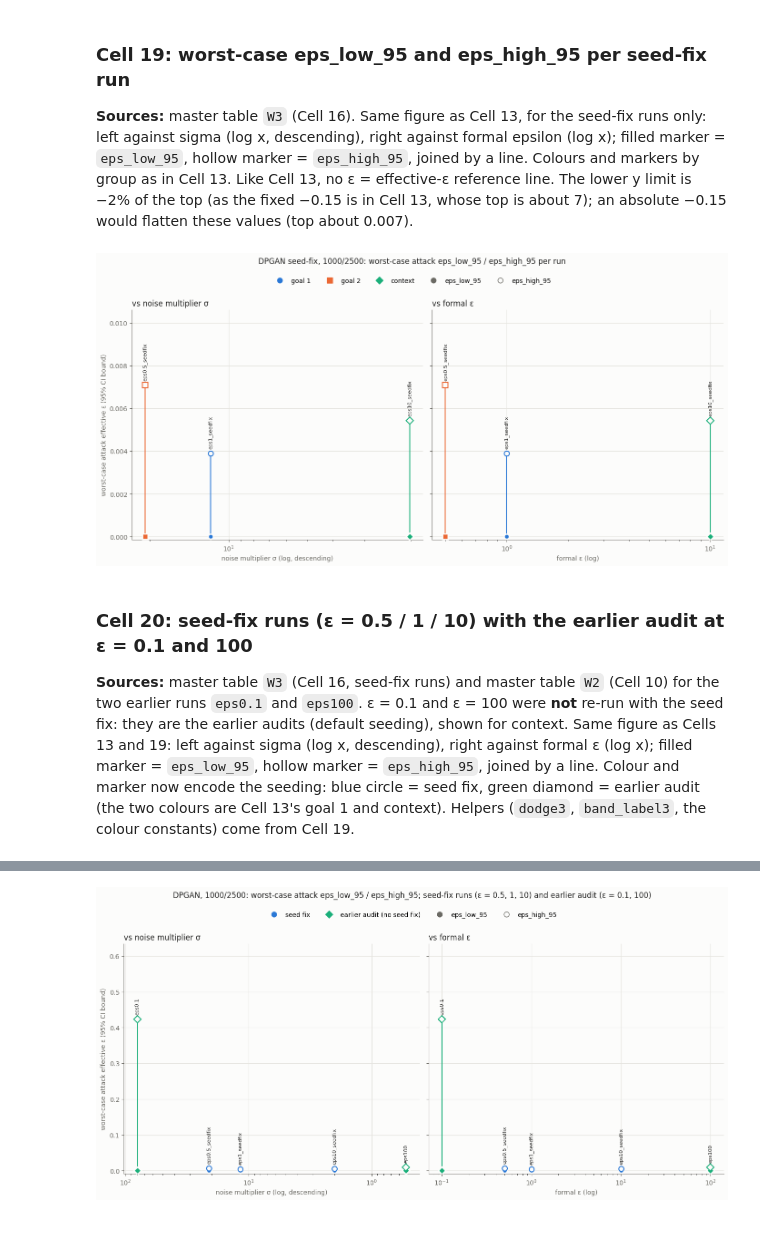
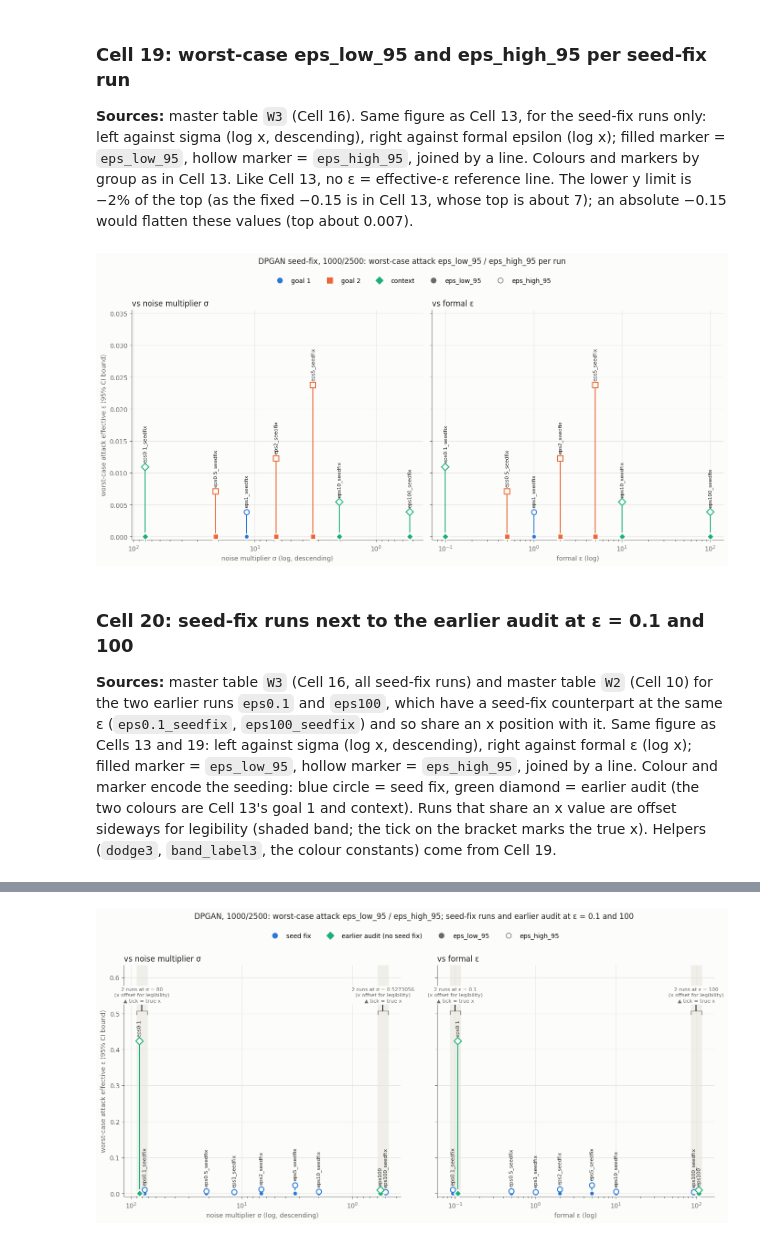
Before and after one commit to oliviapeng26/priv-sdg, a Jupyter notebook: benchmark_tapas/diagnostics/dpgan_threshold_audit.ipynb, the cells around one changed output, grey strips where cells are left out. Drawn from its saved outputs; the diff is of its cells as text; code cells hidden in the pictures.

Commit message:
feat: add seed-fix runs at eps 0.1, 2, 5, 100 to the DPGAN audit notebook

```diff
--- a/benchmark_tapas/diagnostics/dpgan_threshold_audit.ipynb
+++ b/benchmark_tapas/diagnostics/dpgan_threshold_audit.ipynb
@@ -688,9 +688,13 @@ Sigma as in Cell 8: `noise_multipliers.csv` (`sigma_audit`) where it has the run
 # %%
 # run label -> (group, formal epsilon, raw-score CSV, results folder, old run at the same epsilon), relative to RES
 RUNS3 = {
-    "eps0.5_seedfix": ("goal 2",  0.5,  "eps_sweep/dpgan/raw_scores_dpgan_eps0.5_seedfix.csv", "eps_sweep/dpgan/eps0.5_seedfix", "eps0.5"),
-    "eps1_seedfix":   ("goal 1",  1.0,  "eps_sweep/dpgan/raw_scores_dpgan_eps1_seedfix.csv",   "eps_sweep/dpgan/eps1_seedfix",   "eps1"),
-    "eps10_seedfix":  ("context", 10.0, "eps_sweep/dpgan/raw_scores_dpgan_eps10_seedfix.csv",  "eps_sweep/dpgan/eps10_seedfix",  "eps10"),
+    "eps0.1_seedfix": ("context", 0.1,   "eps_sweep/dpgan/raw_scores_dpgan_eps0.1_seedfix.csv", "eps_sweep/dpgan/eps0.1_seedfix", "eps0.1"),
+    "eps0.5_seedfix": ("goal 2",  0.5,   "eps_sweep/dpgan/raw_scores_dpgan_eps0.5_seedfix.csv", "eps_sweep/dpgan/eps0.5_seedfix", "eps0.5"),
+    "eps1_seedfix":   ("goal 1",  1.0,   "eps_sweep/dpgan/raw_scores_dpgan_eps1_seedfix.csv",   "eps_sweep/dpgan/eps1_seedfix",   "eps1"),
+    "eps2_seedfix":   ("goal 2",  2.0,   "eps_sweep/dpgan/raw_scores_dpgan_eps2_seedfix.csv",   "eps_sweep/dpgan/eps2_seedfix",   "eps2"),
+    "eps5_seedfix":   ("goal 2",  5.0,   "eps_sweep/dpgan/raw_scores_dpgan_eps5_seedfix.csv",   "eps_sweep/dpgan/eps5_seedfix",   "eps5"),
+    "eps10_seedfix":  ("context", 10.0,  "eps_sweep/dpgan/raw_scores_dpgan_eps10_seedfix.csv",  "eps_sweep/dpgan/eps10_seedfix",  "eps10"),
+    "eps100_seedfix": ("context", 100.0, "eps_sweep/dpgan/raw_scores_dpgan_eps100_seedfix.csv", "eps_sweep/dpgan/eps100_seedfix", "eps100"),
 }
 SEEDFIX_LOG = RES / "eps_sweep/dpgan/eps_sweep_privacy_log_seedfix.txt"
 
@@ -1030,11 +1079,11 @@ fig.suptitle("DPGAN seed-fix, 1000/2500: worst-case attack eps_low_95 / eps_high
 plt.tight_layout()
 plt.show()
 # %% [output]
-[figure, old version]
+[figure, new version]
 # %% [markdown]
-### Cell 20: seed-fix runs (ε = 0.5 / 1 / 10) with the earlier audit at ε = 0.1 and 100
-**Sources:** master table `W3` (Cell 16, seed-fix runs) and master table `W2` (Cell 10) for the two earlier runs `eps0.1` and `eps100`. ε = 0.1 and ε = 100 were **not** re-run with the seed fix: they are the earlier audits (default seeding), shown for context.
-Same figure as Cells 13 and 19: left against sigma (log x, descending), right against formal ε (log x); filled marker = `eps_low_95`, hollow marker = `eps_high_95`, joined by a line. Colour and marker now encode the seeding: blue circle = seed fix, green diamond = earlier audit (the two colours are Cell 13's goal 1 and context). Helpers (`dodge3`, `band_label3`, the colour constants) come from Cell 19.
+### Cell 20: seed-fix runs next to the earlier audit at ε = 0.1 and 100
+**Sources:** master table `W3` (Cell 16, all seed-fix runs) and master table `W2` (Cell 10) for the two earlier runs `eps0.1` and `eps100`, which have a seed-fix counterpart at the same ε (`eps0.1_seedfix`, `eps100_seedfix`) and so share an x position with it.
+Same figure as Cells 13 and 19: left against sigma (log x, descending), right against formal ε (log x); filled marker = `eps_low_95`, hollow marker = `eps_high_95`, joined by a line. Colour and marker encode the seeding: blue circle = seed fix, green diamond = earlier audit (the two colours are Cell 13's goal 1 and context). Runs that share an x value are offset sideways for legibility (shaded band; the tick on the bracket marks the true x). Helpers (`dodge3`, `band_label3`, the colour constants) come from Cell 19.
 # %%
 KIND_STYLE = {"seed fix": GROUP_STYLE["goal 1"], "earlier audit (no seed fix)": GROUP_STYLE["context"]}
 W4 = (pd.concat([W3.assign(kind="seed fix"),
@@ -1091,7 +1140,7 @@ handles = [Line2D([], [], color=c, marker=m, ms=8, ls="none", label=k) for k, (c
 handles += [Line2D([], [], color=MUTED, marker="o", ms=8, ls="none", label="eps_low_95"),
             Line2D([], [], color=MUTED, marker="o", ms=8, mfc=SURFACE, ls="none", label="eps_high_95")]
 fig.legend(handles=handles, loc="upper center", ncol=4, frameon=False, bbox_to_anchor=(0.5, 1.02))
-fig.suptitle("DPGAN, 1000/2500: worst-case attack eps_low_95 / eps_high_95; seed-fix runs (ε = 0.5, 1, 10) and earlier audit (ε = 0.1, 100)",
+fig.suptitle("DPGAN, 1000/2500: worst-case attack eps_low_95 / eps_high_95; seed-fix runs and earlier audit at ε = 0.1 and 100",
              y=1.07, color=INK)
 plt.tight_layout()
 plt.show()
@@ -1105 +1158 @@ plt.show()
-[figure, old version]
+[figure, new version]
```
Also changed, not shown: parts of 8 cells of this notebook.
